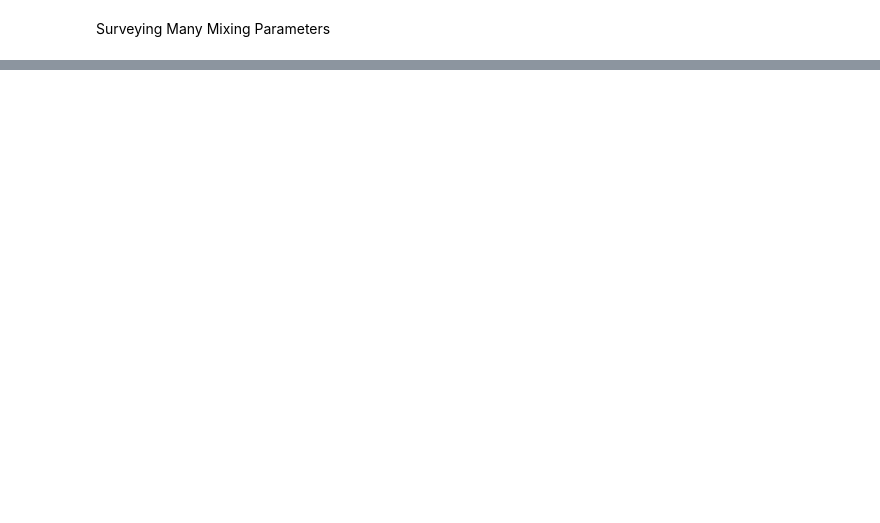
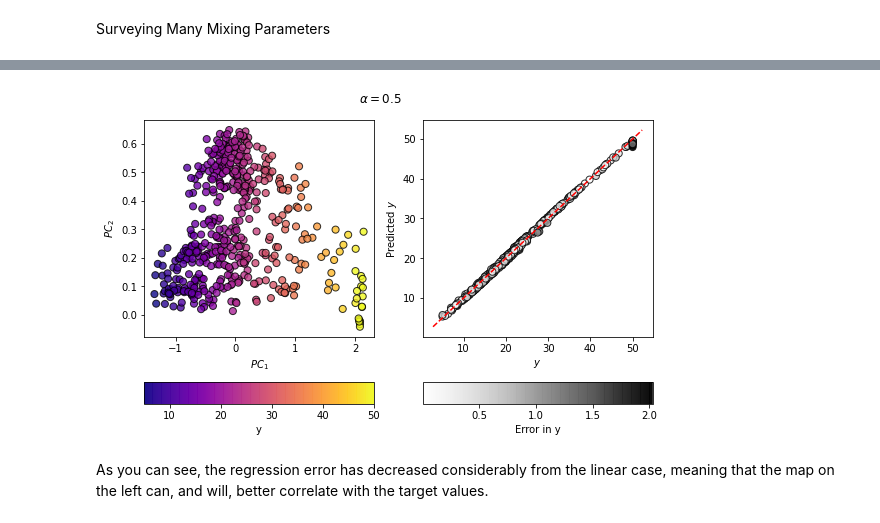
Before and after one commit to scikit-learn-contrib/scikit-matter, a Jupyter notebook: examples/PCovR.ipynb, the cells around one changed output, grey strips where cells are left out. Cells and saved outputs as stored; diff of their text form; code cells hidden in the pictures; blank space fills up the shorter version.

```diff
--- a/examples/PCovR.ipynb
+++ b/examples/PCovR.ipynb
@@ -125,0 +117,35 @@ plt.show()
+# %%
+mixing = 0.5
+kpcovr = KPCovR(
+    mixing=mixing,
+    alpha=1e-8,
+    kernel="rbf",
+    gamma=0.1,
+    n_components=2,
+)
+kpcovr.fit(X_scaled, y_scaled)
+T = kpcovr.transform(X_scaled)
+yp = y_scaler.inverse_transform(kpcovr.predict(X_scaled))
+
+fig, ((axT, axy), (caxT, caxy)) = plt.subplots(
+    2, 2, figsize=(8, 5), gridspec_kw=dict(height_ratios=(1, 0.1))
+)
+
+scatT = axT.scatter(T[:, 0], T[:, 1], s=50, alpha=0.8, c=y, cmap=cmapX, edgecolor="k")
+axT.set_xlabel(r"$PC_1$")
+axT.set_ylabel(r"$PC_2$")
+fig.colorbar(scatT, cax=caxT, label="y", orientation="horizontal")
+
+scaty = axy.scatter(y, yp, s=50, alpha=0.8, c=np.abs(y - yp), cmap=cmapy, edgecolor="k")
+axy.plot(axy.get_xlim(), axy.get_xlim(), "r--")
+fig.suptitle(r"$\alpha=$" + str(mixing))
+
+axy.set_xlabel(r"$y$")
+axy.set_ylabel(r"Predicted $y$")
+fig.colorbar(scaty, cax=caxy, label="Error in y", orientation="horizontal")
+
+fig.tight_layout()
+# %% [output]
+[figure, added]
+# %% [markdown]
+As you can see, the regression error has decreased considerably from the linear case, meaning that the map on the left can, and will, better correlate with the target values.
```
Also changed, not shown: parts of 11 cells of this notebook, 3 other files.
